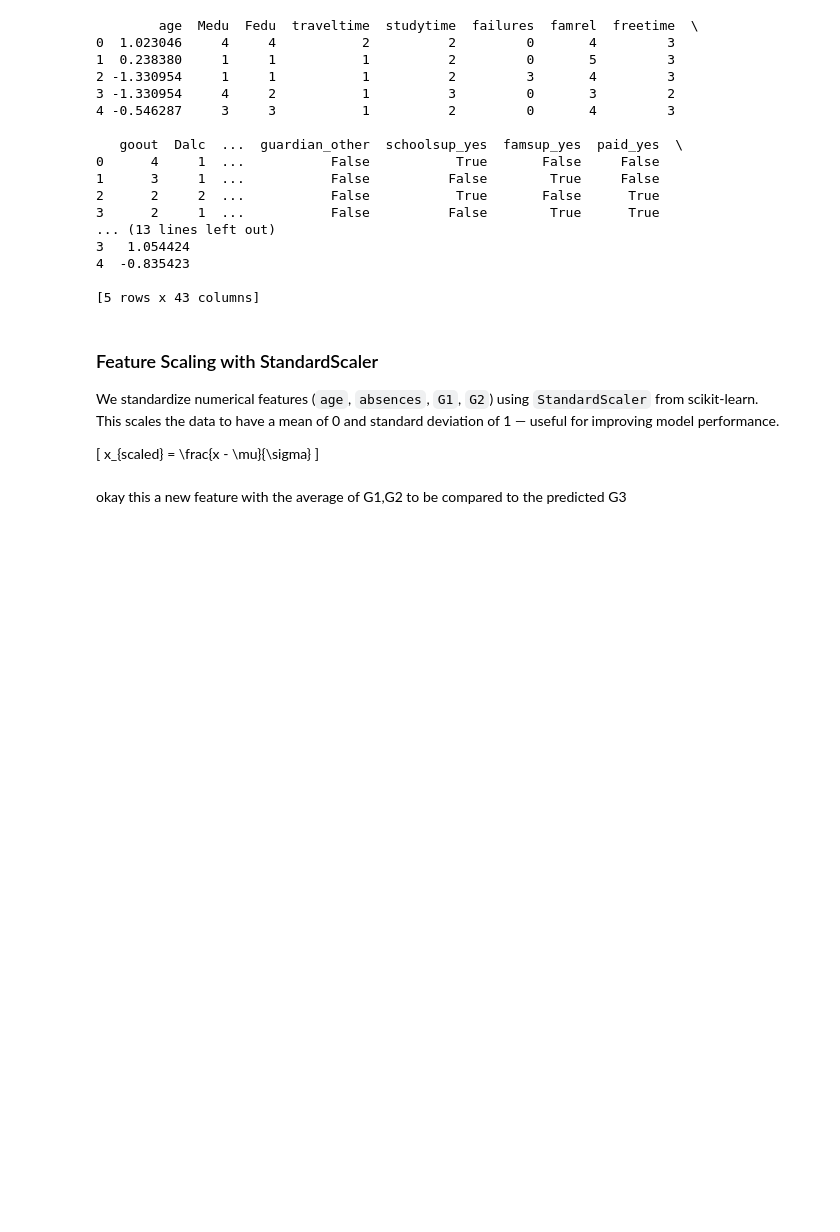
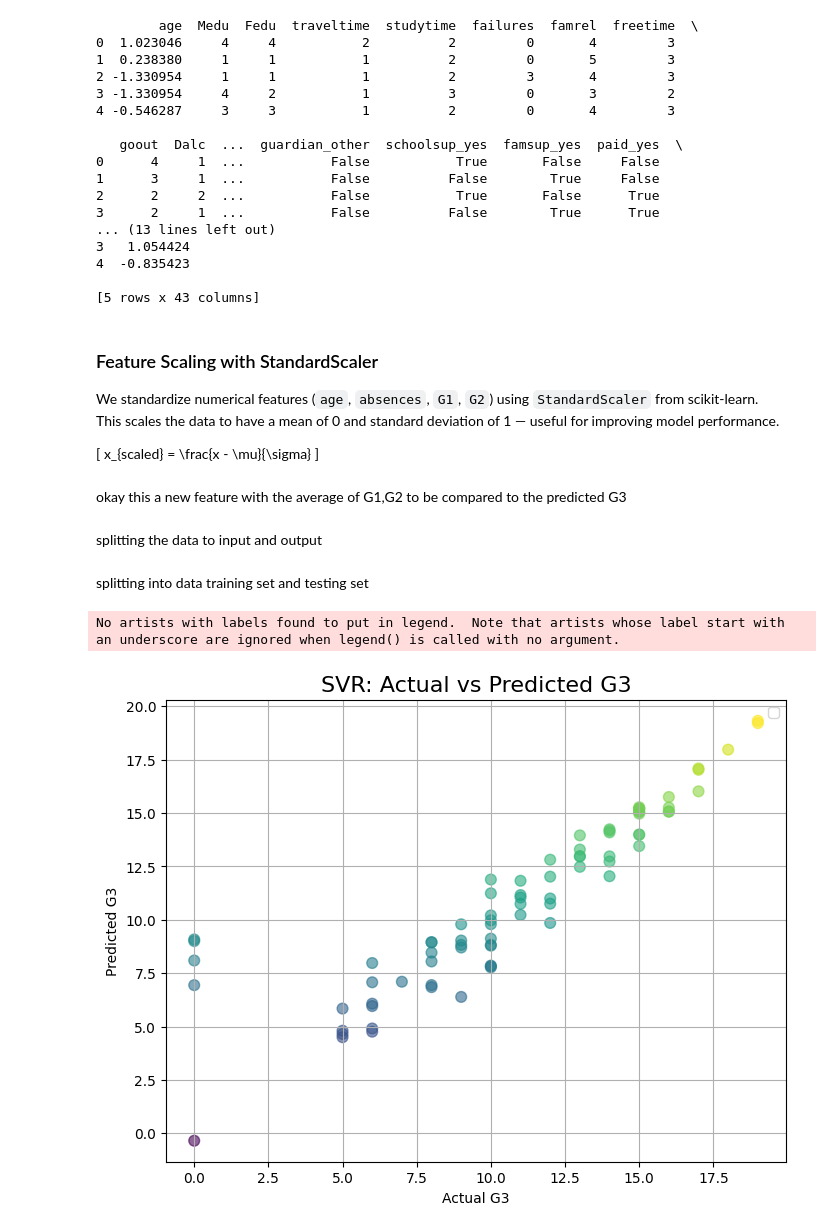
Before and after one commit to ahmeddelattarr/-StudentPerformance, a Jupyter notebook: mian.ipynb, the cells around one changed output. Cells and saved outputs as stored; diff of their text form; code cells hidden in the pictures; blank space fills up the shorter version.

Commit message:
feat:  - impleminting a SVR  - splitied the data into training set and test set  - and choosed the relation to be linear because the relations is too clear actullay to use any other kernal

```diff
--- a/mian.ipynb
+++ b/mian.ipynb
@@ -89,3 +89,37 @@ df['avg_grade'] = (df['G1'] + df['G2']) / 2
 print(df.head())
 # %% [markdown]
 okay this a new feature with the average of G1,G2 to be compared to the predicted G3
+# %%
+X = df.drop('G3', axis=1)
+y = df['G3']
+# %% [markdown]
+splitting the data to input and output
+# %%
+from sklearn.model_selection import train_test_split
+
+X_train, X_test, y_train, y_test = train_test_split(X, y, test_size=0.2, random_state=42)
+# %% [markdown]
+splitting into data training set and testing set
+# %%
+from sklearn.svm import SVR
+
+svr = SVR(kernel='linear')
+svr.fit(X_train, y_train)
+y_pred = svr.predict(X_test)
+# %%
+import matplotlib.pyplot as plt
+import numpy as np
+
+plt.figure(figsize=(8, 6))
+plt.scatter(y_test, y_pred, alpha=0.6, s=60, c=y_pred, cmap='viridis')
+
+
+plt.title("SVR: Actual vs Predicted G3", fontsize=16)
+plt.xlabel("Actual G3")
+plt.ylabel("Predicted G3")
+plt.grid(True)
+plt.legend()
+plt.show()
+# %% [output]
+No artists with labels found to put in legend.  Note that artists whose label start with an underscore are ignored when legend() is called with no argument.
+[figure, added]
```
